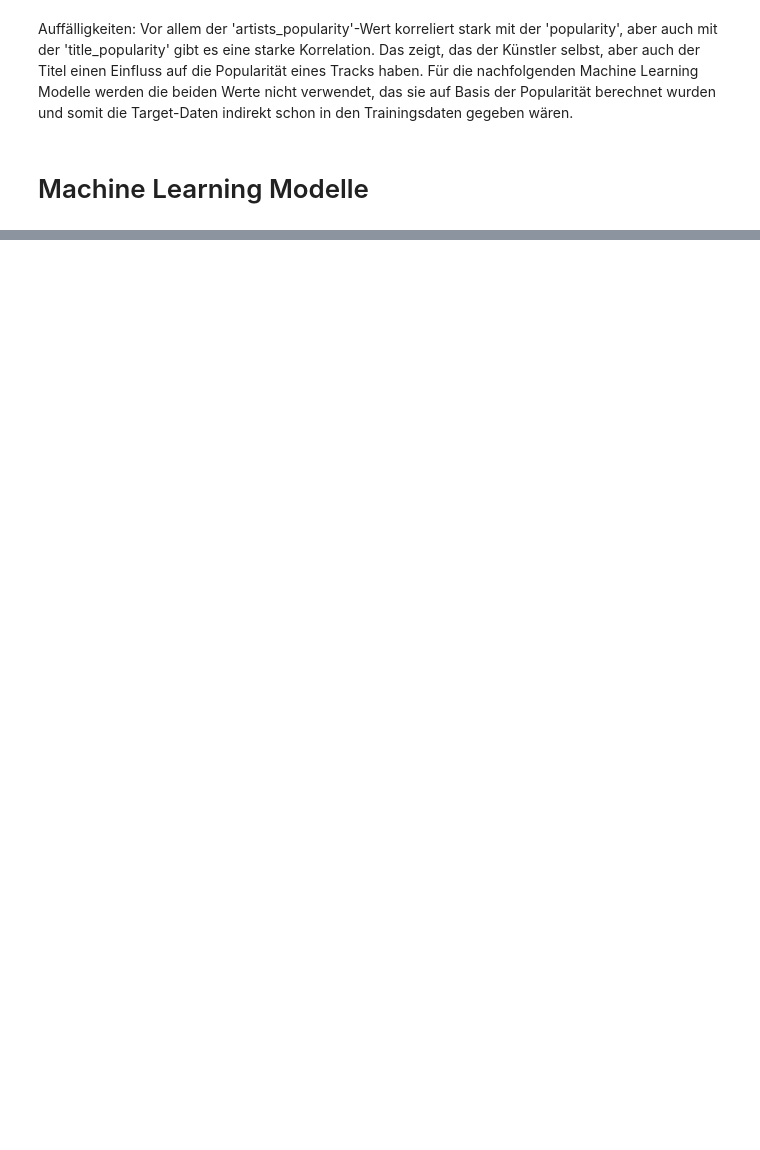
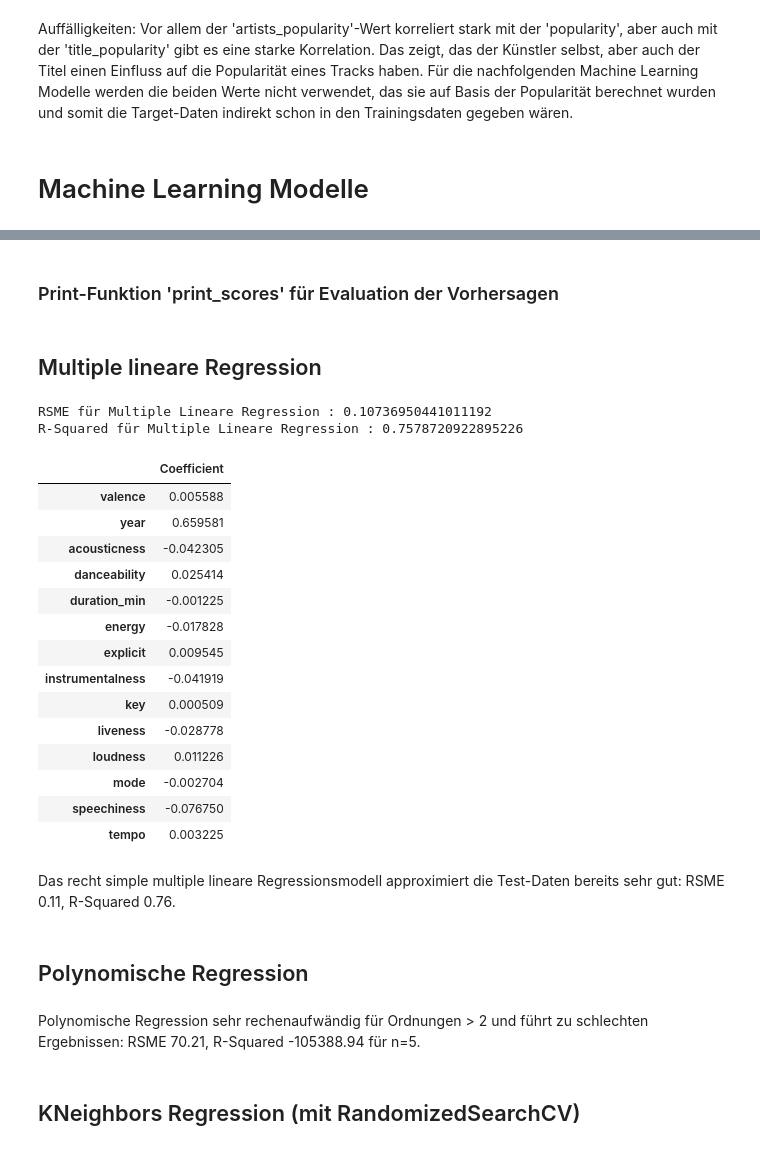
Before and after one commit to StarostVe/EMLP_Spotify, a Jupyter notebook: EMLP_Spotify.ipynb, the cells around one changed output, grey strips where cells are left out. Cells and saved outputs as stored; diff of their text form; code cells hidden in the pictures; blank space fills up the shorter version.

```diff
--- a/EMLP_Spotify.ipynb
+++ b/EMLP_Spotify.ipynb
@@ -415,0 +382,4 @@ Auffälligkeiten: Vor allem der 'artists_popularity'-Wert korreliert stark mit d
+# %%
+# Import data
+X = np.array(df_prepro.drop(['popularity', 'artists_popularity', 'title_popularity'], axis=1)) # Input-Daten
+y = np.array(df_prepro['popularity']) # Target-Daten
@@ -415,0 +388,4 @@ Auffälligkeiten: Vor allem der 'artists_popularity'-Wert korreliert stark mit d
+# %%
+X_train, X_test, y_train, y_test = train_test_split(X, y, train_size = 0.6, random_state=42)
+# %% [markdown]
+### Print-Funktion 'print_scores' für Evaluation der Vorhersagen
@@ -415,0 +405,35 @@ Auffälligkeiten: Vor allem der 'artists_popularity'-Wert korreliert stark mit d
+# %% [markdown]
+## Multiple lineare Regression
+# %%
+# Fit des linearen Regressionsmodells
+mlinear_regression = LinearRegression()
+mlinear_regression.fit(X_train,y_train)
+predictions = mlinear_regression.predict(X_test)
+print_metrics(y_test, predictions, model_name = 'Multiple Lineare Regression')
+# %% [output]
+RSME für Multiple Lineare Regression : 0.10736950441011192
+R-Squared für Multiple Lineare Regression : 0.7578720922895226
+# %%
+# Ausgabe der Fit-Koeffizienten a*valence+b*year+c*acousticness...
+coeff_df = pd.DataFrame(mlinear_regression.coef_, df_prepro.drop(['popularity','artists_popularity', 'title_popularity'], axis=1).columns, columns=['Coefficient'])
+coeff_df
+# %% [output]
+|  | Coefficient |
+| valence | 0.005588 |
+| year | 0.659581 |
+| acousticness | -0.042305 |
+| danceability | 0.025414 |
+| duration_min | -0.001225 |
+| energy | -0.017828 |
+| explicit | 0.009545 |
+| instrumentalness | -0.041919 |
+| key | 0.000509 |
+| liveness | -0.028778 |
+| loudness | 0.011226 |
+| mode | -0.002704 |
+| speechiness | -0.076750 |
+| tempo | 0.003225 |
+# %% [markdown]
+Das recht simple multiple lineare Regressionsmodell approximiert die Test-Daten bereits sehr gut: RSME 0.11, R-Squared 0.76.
+# %% [markdown]
+## Polynomische Regression
@@ -415,0 +450,4 @@ Auffälligkeiten: Vor allem der 'artists_popularity'-Wert korreliert stark mit d
+# %% [markdown]
+Polynomische Regression sehr rechenaufwändig für Ordnungen > 2 und führt zu schlechten Ergebnissen: RSME 70.21, R-Squared -105388.94 für n=5.
+# %% [markdown]
+## KNeighbors Regression (mit RandomizedSearchCV)
```
Also changed, not shown: parts of 27 cells of this notebook.
